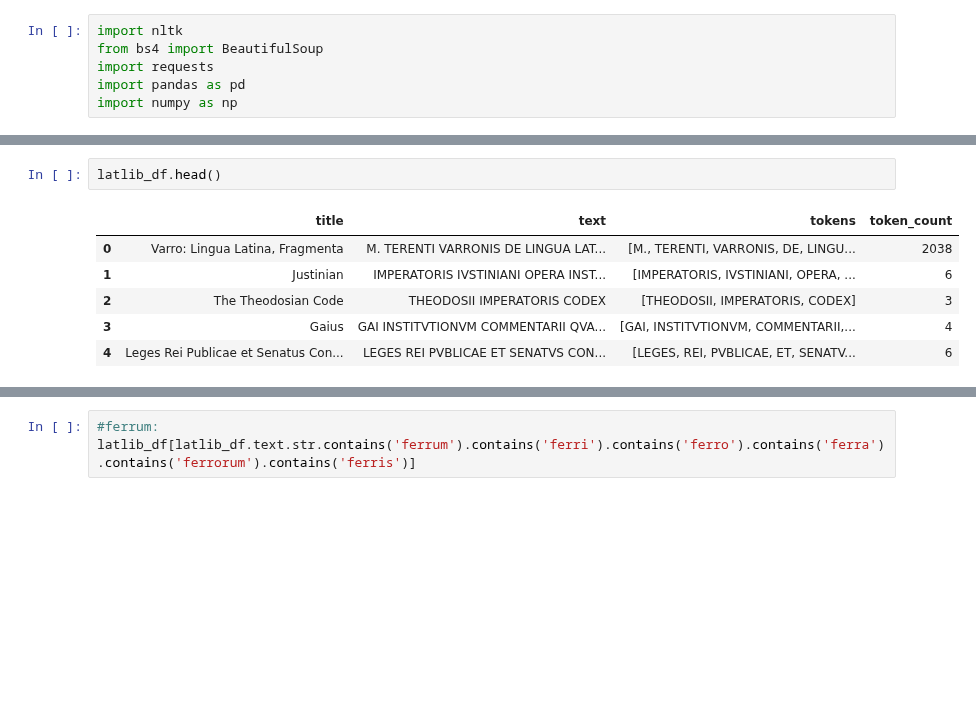
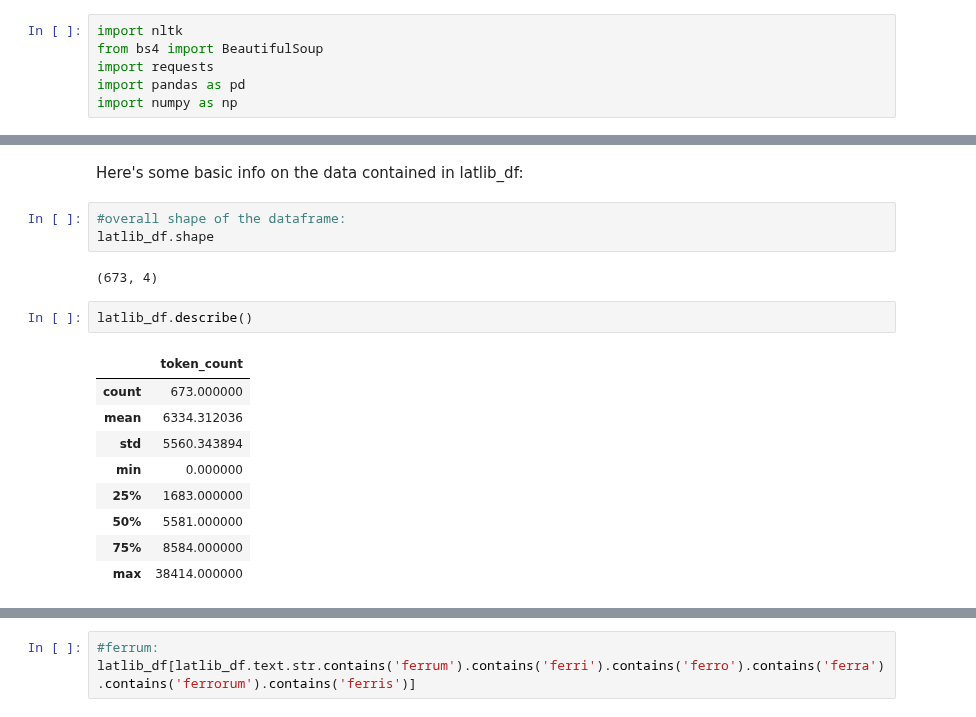
Before and after one commit to Data-Science-for-Linguists-2021/Latin-Vocabulary-Analysis, a Jupyter notebook: AnalysisCode.ipynb, the cells around one changed output, grey strips where cells are left out. Cells and saved outputs as stored; diff of their text form; blank space fills up the shorter version.

```diff
--- a/AnalysisCode.ipynb
+++ b/AnalysisCode.ipynb
@@ -9,9 +19,19 @@ latlib_df = pd.read_pickle('/Users/francesharrington/Documents/ling1340/Latin-Vo
+# %% [markdown]
+Here's some basic info on the data contained in latlib_df:
+# %%
+#overall shape of the dataframe:
+latlib_df.shape
+# %% [output]
+(673, 4)
 # %%
-latlib_df.head()
+latlib_df.describe()
 # %% [output]
-|  | title | text | tokens | token_count |
-| 0 | Varro: Lingua Latina, Fragmenta | M. TERENTI VARRONIS DE LINGUA LAT... | [M., TERENTI, VARRONIS, DE, LINGU... | 2038 |
-| 1 | Justinian | IMPERATORIS IVSTINIANI OPERA INST... | [IMPERATORIS, IVSTINIANI, OPERA, ... | 6 |
-| 2 | The Theodosian Code | THEODOSII IMPERATORIS CODEX | [THEODOSII, IMPERATORIS, CODEX] | 3 |
-| 3 | Gaius | GAI INSTITVTIONVM COMMENTARII QVA... | [GAI, INSTITVTIONVM, COMMENTARII,... | 4 |
-| 4 | Leges Rei Publicae et Senatus Con... | LEGES REI PVBLICAE ET SENATVS CON... | [LEGES, REI, PVBLICAE, ET, SENATV... | 6 |
+|  | token_count |
+| count | 673.000000 |
+| mean | 6334.312036 |
+| std | 5560.343894 |
+| min | 0.000000 |
+| 25% | 1683.000000 |
+| 50% | 5581.000000 |
+| 75% | 8584.000000 |
+| max | 38414.000000 |
```
Also changed, not shown: parts of 4 cells of this notebook, 1 other file.
